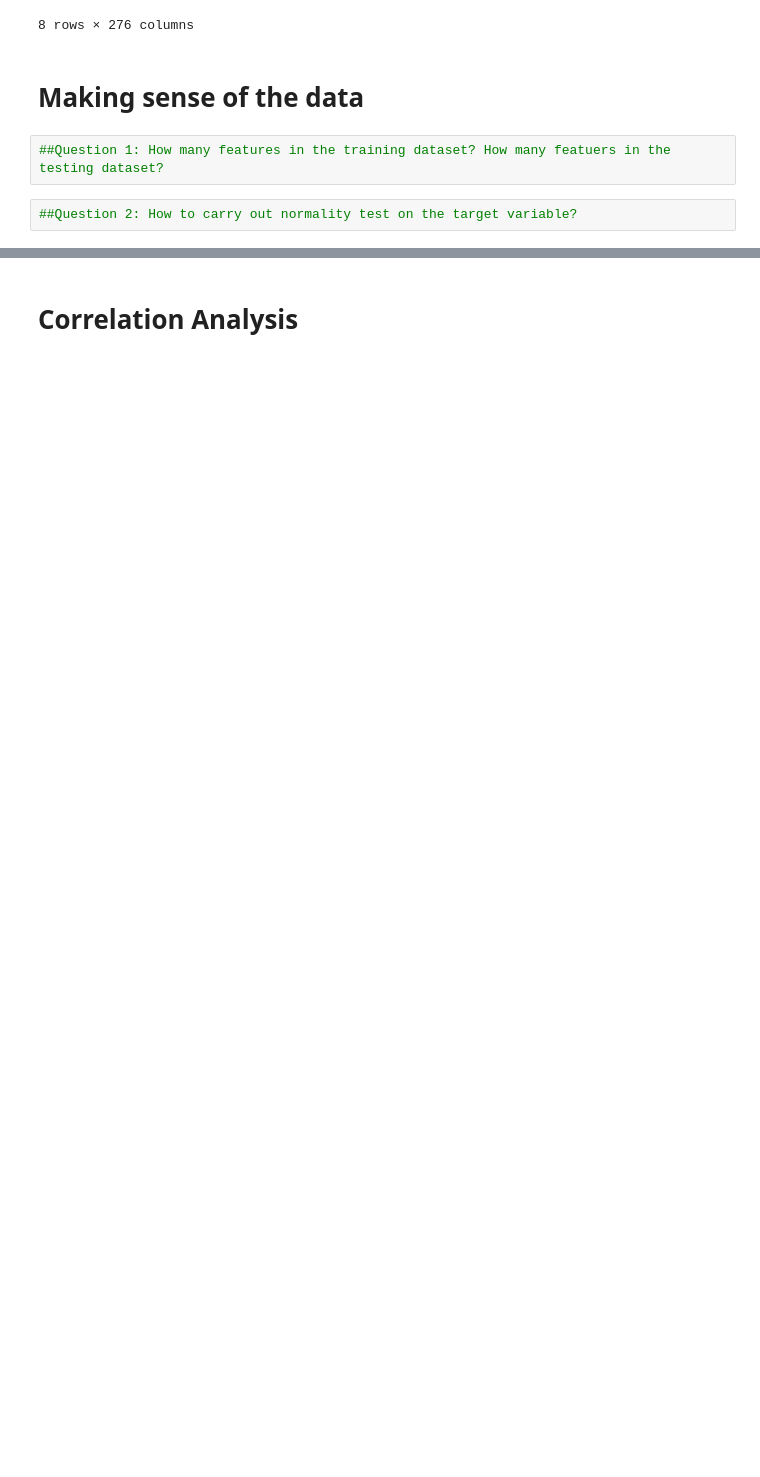
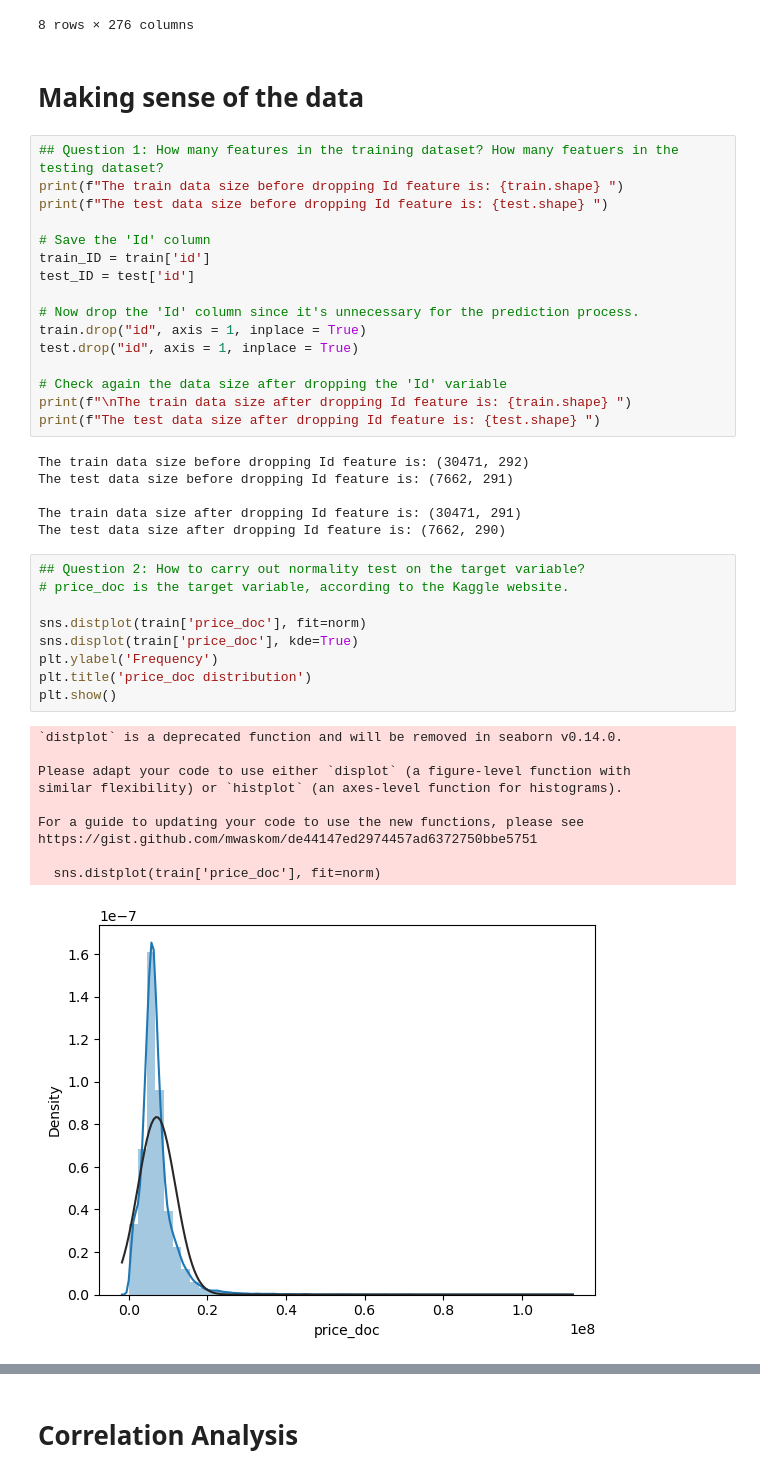
Before and after one commit to qszhao/PTUA2024, a Jupyter notebook: Lab08/Lab/lab8_tutorial.ipynb, the cells around one changed output, grey strips where cells are left out. Drawn from its saved outputs; the diff is of its cells as text; blank space fills up the shorter version.

```diff
--- a/Lab08/Lab/lab8_tutorial.ipynb
+++ b/Lab08/Lab/lab8_tutorial.ipynb
@@ -51,7 +51,45 @@ train.describe()
 8 rows × 276 columns
 # %% [markdown]
 # Making sense of the data
-# %%
-##Question 1: How many features in the training dataset? How many featuers in the testing dataset?
+# %%
+## Question 1: How many features in the training dataset? How many featuers in the testing dataset?
+print(f"The train data size before dropping Id feature is: {train.shape} ")
+print(f"The test data size before dropping Id feature is: {test.shape} ")
+
+# Save the 'Id' column
+train_ID = train['id']
+test_ID = test['id']
+
+# Now drop the 'Id' column since it's unnecessary for the prediction process.
+train.drop("id", axis = 1, inplace = True)
+test.drop("id", axis = 1, inplace = True)
+
+# Check again the data size after dropping the 'Id' variable
+print(f"\nThe train data size after dropping Id feature is: {train.shape} ")
+print(f"The test data size after dropping Id feature is: {test.shape} ")
+# %% [output]
+The train data size before dropping Id feature is: (30471, 292)
+The test data size before dropping Id feature is: (7662, 291)
+
+The train data size after dropping Id feature is: (30471, 291)
+The test data size after dropping Id feature is: (7662, 290)
 # %%
-##Question 2: How to carry out normality test on the target variable?
+## Question 2: How to carry out normality test on the target variable?
+# price_doc is the target variable, according to the Kaggle website.
+
+sns.distplot(train['price_doc'], fit=norm)
+sns.displot(train['price_doc'], kde=True)
+plt.ylabel('Frequency')
+plt.title('price_doc distribution')
+plt.show()
+# %% [output]
+`distplot` is a deprecated function and will be removed in seaborn v0.14.0.
+
+Please adapt your code to use either `displot` (a figure-level function with
+similar flexibility) or `histplot` (an axes-level function for histograms).
+
+For a guide to updating your code to use the new functions, please see
+https://gist.github.com/mwaskom/de44147ed2974457ad6372750bbe5751
+
+  sns.distplot(train['price_doc'], fit=norm)
+[figure, added]
```
Also changed, not shown: parts of 28 cells of this notebook.
